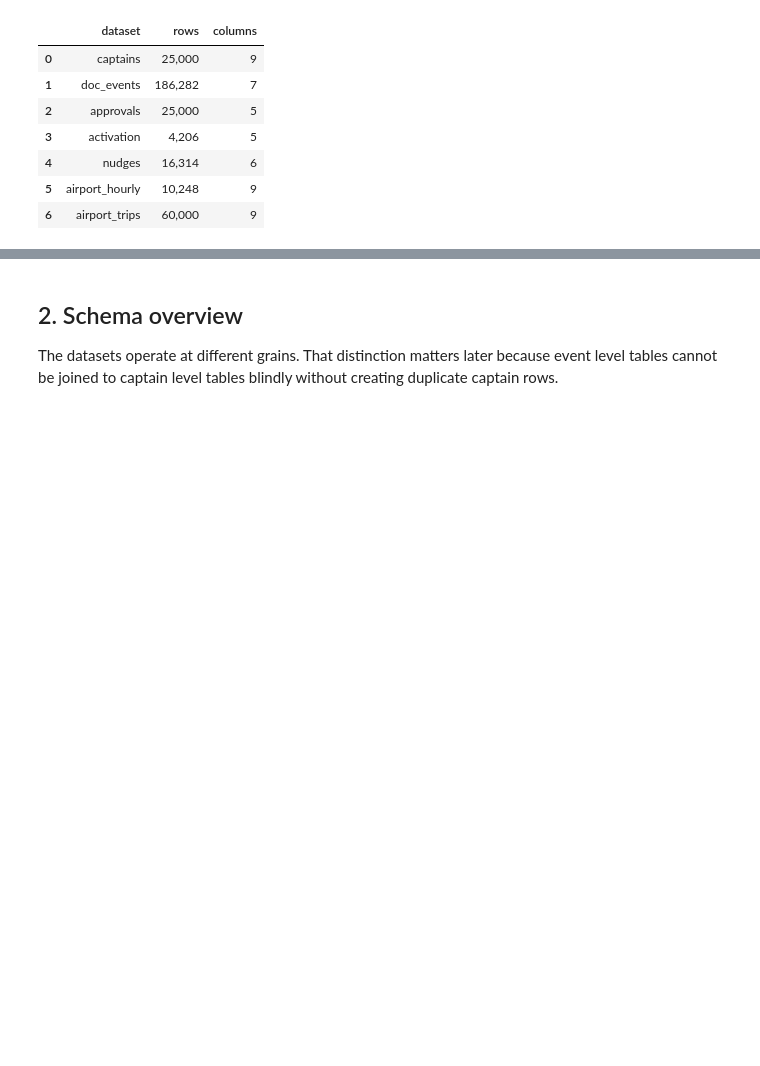
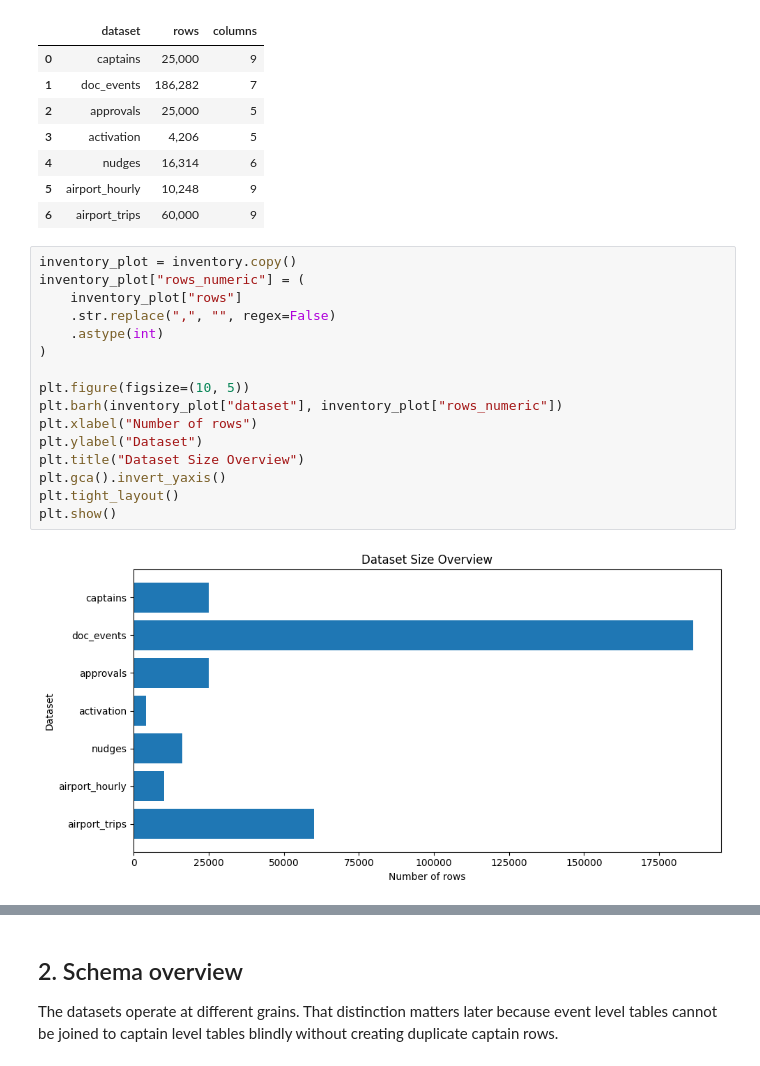
Before and after one commit to Abhay-SKulkarni123/rapido-data-science, a Jupyter notebook: Notebooks/01_load_and_understand.ipynb, the cells around one changed output, grey strips where cells are left out. Cells and saved outputs as stored; diff of their text form; blank space fills up the shorter version.

Commit message:
Added Graphs with Explainations and a Brief Conclusion for Notebook 1

```diff
--- a/Notebooks/01_load_and_understand.ipynb
+++ b/Notebooks/01_load_and_understand.ipynb
@@ -139,3 +140,21 @@ inventory
 | 4 | nudges | 16,314 | 6 |
 | 5 | airport_hourly | 10,248 | 9 |
 | 6 | airport_trips | 60,000 | 9 |
+# %%
+inventory_plot = inventory.copy()
+inventory_plot["rows_numeric"] = (
+    inventory_plot["rows"]
+    .str.replace(",", "", regex=False)
+    .astype(int)
+)
+
+plt.figure(figsize=(10, 5))
+plt.barh(inventory_plot["dataset"], inventory_plot["rows_numeric"])
+plt.xlabel("Number of rows")
+plt.ylabel("Dataset")
+plt.title("Dataset Size Overview")
+plt.gca().invert_yaxis()
+plt.tight_layout()
+plt.show()
+# %% [output]
+[figure, added]
```
Also changed, not shown: parts of 9 cells of this notebook.
